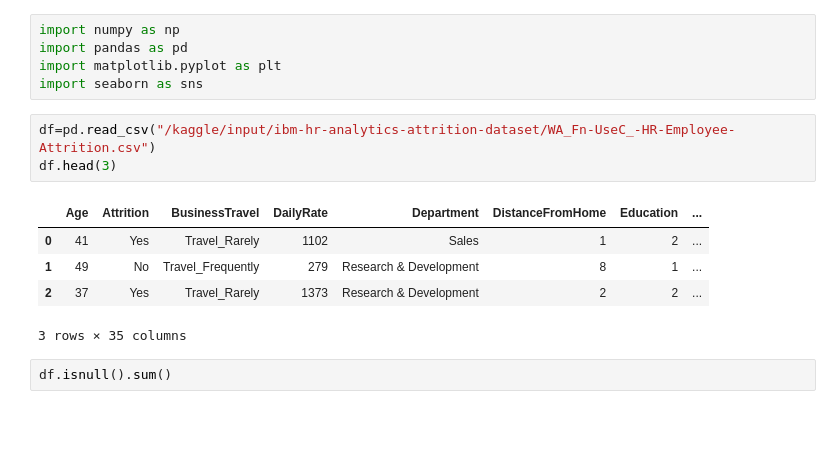
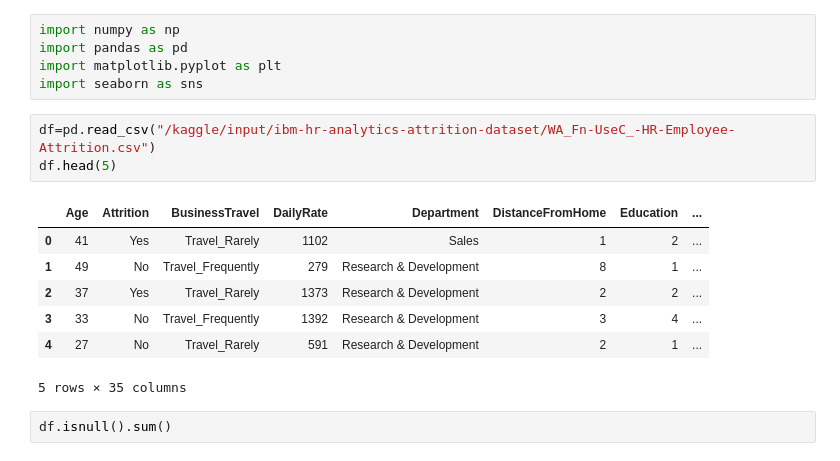
Before and after one commit to YashBhushanPandey042/Mini-Project, a Jupyter notebook: MiniModel.ipynb, the cells around one changed output. Saved outputs shown, nothing was run; the diff lists cells and outputs as text; blank space fills up the shorter version.

```diff
--- a/MiniModel.ipynb
+++ b/MiniModel.ipynb
@@ -5,13 +5,15 @@ import matplotlib.pyplot as plt
 import seaborn as sns
 # %%
 df=pd.read_csv("/kaggle/input/ibm-hr-analytics-attrition-dataset/WA_Fn-UseC_-HR-Employee-Attrition.csv")
-df.head(3)
+df.head(5)
 # %% [output]
 |  | Age | Attrition | BusinessTravel | DailyRate | Department | DistanceFromHome | Education | ... |
 | 0 | 41 | Yes | Travel_Rarely | 1102 | Sales | 1 | 2 | ... |
 | 1 | 49 | No | Travel_Frequently | 279 | Research & Development | 8 | 1 | ... |
 | 2 | 37 | Yes | Travel_Rarely | 1373 | Research & Development | 2 | 2 | ... |
+| 3 | 33 | No | Travel_Frequently | 1392 | Research & Development | 3 | 4 | ... |
+| 4 | 27 | No | Travel_Rarely | 591 | Research & Development | 2 | 1 | ... |
-3 rows × 35 columns
+5 rows × 35 columns
 # %%
 df.isnull().sum()
 # %% [output]
```
Also changed, not shown: parts of 4 cells of this notebook.
